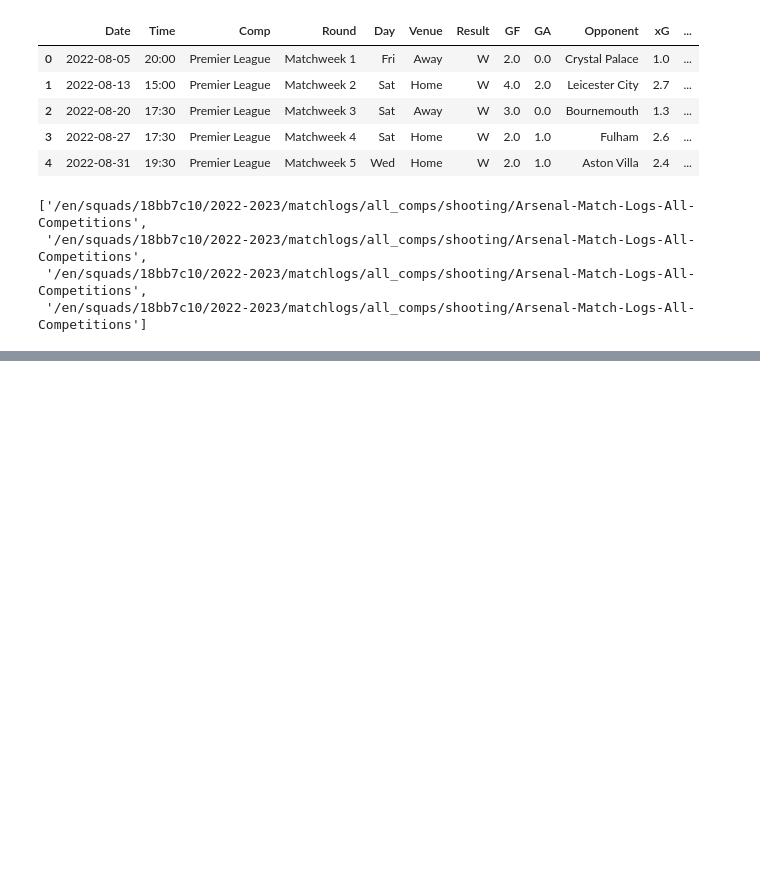
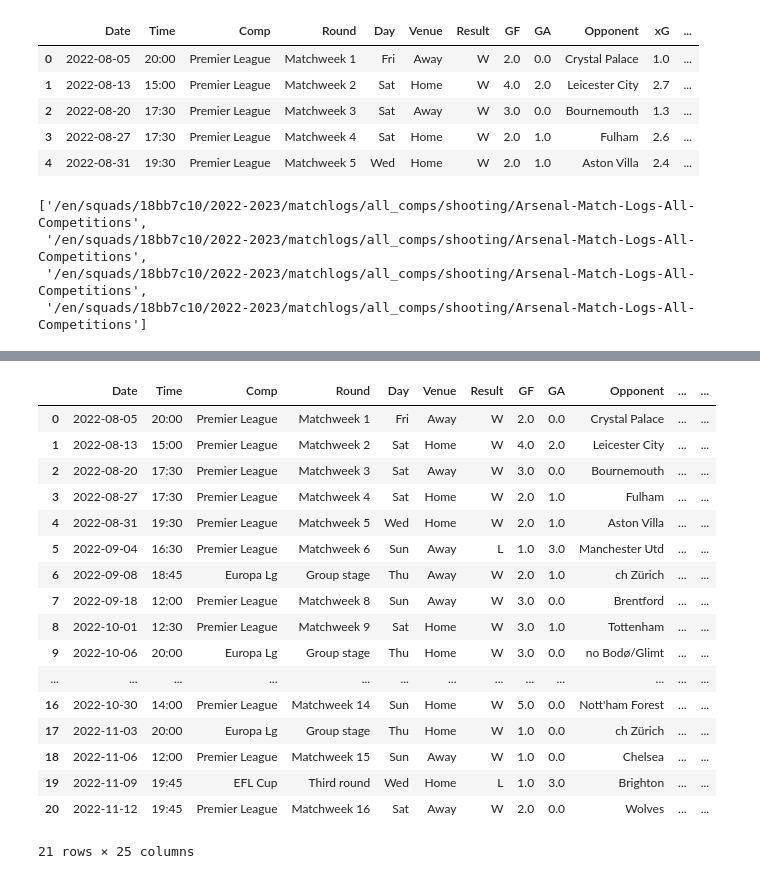
Before and after one commit to AmirMotefaker/Football-Data-Analysis, a Jupyter notebook: FBref/Web Scraping Football Matches From The EPL.ipynb, the cells around one changed output, grey strips where cells are left out. Cells and saved outputs as stored; diff of their text form; code cells hidden in the pictures; blank space fills up the shorter version.

```diff
--- a/FBref/Web Scraping Football Matches From The EPL.ipynb
+++ b/FBref/Web Scraping Football Matches From The EPL.ipynb
@@ -177,0 +178,21 @@ team_data.head()
+# %%
+team_data
+# %% [output]
+|  | Date | Time | Comp | Round | Day | Venue | Result | GF | GA | Opponent | ... | ... |
+| 0 | 2022-08-05 | 20:00 | Premier League | Matchweek 1 | Fri | Away | W | 2.0 | 0.0 | Crystal Palace | ... | ... |
+| 1 | 2022-08-13 | 15:00 | Premier League | Matchweek 2 | Sat | Home | W | 4.0 | 2.0 | Leicester City | ... | ... |
+| 2 | 2022-08-20 | 17:30 | Premier League | Matchweek 3 | Sat | Away | W | 3.0 | 0.0 | Bournemouth | ... | ... |
+| 3 | 2022-08-27 | 17:30 | Premier League | Matchweek 4 | Sat | Home | W | 2.0 | 1.0 | Fulham | ... | ... |
+| 4 | 2022-08-31 | 19:30 | Premier League | Matchweek 5 | Wed | Home | W | 2.0 | 1.0 | Aston Villa | ... | ... |
+| 5 | 2022-09-04 | 16:30 | Premier League | Matchweek 6 | Sun | Away | L | 1.0 | 3.0 | Manchester Utd | ... | ... |
+| 6 | 2022-09-08 | 18:45 | Europa Lg | Group stage | Thu | Away | W | 2.0 | 1.0 | ch Zürich | ... | ... |
+| 7 | 2022-09-18 | 12:00 | Premier League | Matchweek 8 | Sun | Away | W | 3.0 | 0.0 | Brentford | ... | ... |
+| 8 | 2022-10-01 | 12:30 | Premier League | Matchweek 9 | Sat | Home | W | 3.0 | 1.0 | Tottenham | ... | ... |
+| 9 | 2022-10-06 | 20:00 | Europa Lg | Group stage | Thu | Home | W | 3.0 | 0.0 | no Bodø/Glimt | ... | ... |
+| ... | ... | ... | ... | ... | ... | ... | ... | ... | ... | ... | ... | ... |
+| 16 | 2022-10-30 | 14:00 | Premier League | Matchweek 14 | Sun | Home | W | 5.0 | 0.0 | Nott'ham Forest | ... | ... |
+| 17 | 2022-11-03 | 20:00 | Europa Lg | Group stage | Thu | Home | W | 1.0 | 0.0 | ch Zürich | ... | ... |
+| 18 | 2022-11-06 | 12:00 | Premier League | Matchweek 15 | Sun | Away | W | 1.0 | 0.0 | Chelsea | ... | ... |
+| 19 | 2022-11-09 | 19:45 | EFL Cup | Third round | Wed | Home | L | 1.0 | 3.0 | Brighton | ... | ... |
+| 20 | 2022-11-12 | 19:45 | Premier League | Matchweek 16 | Sat | Away | W | 2.0 | 0.0 | Wolves | ... | ... |
+21 rows × 25 columns
```
Also changed, not shown: parts of 14 cells of this notebook.
